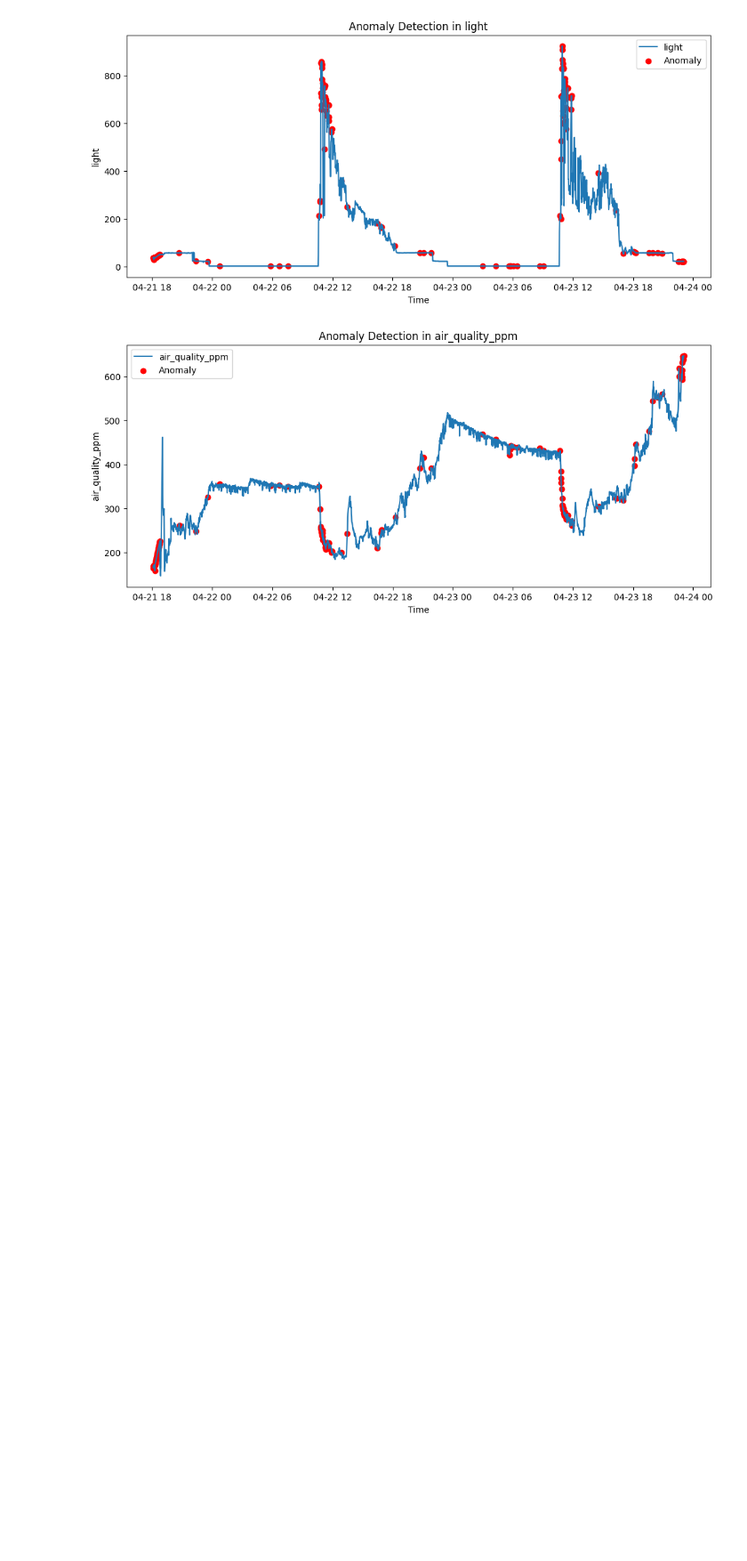
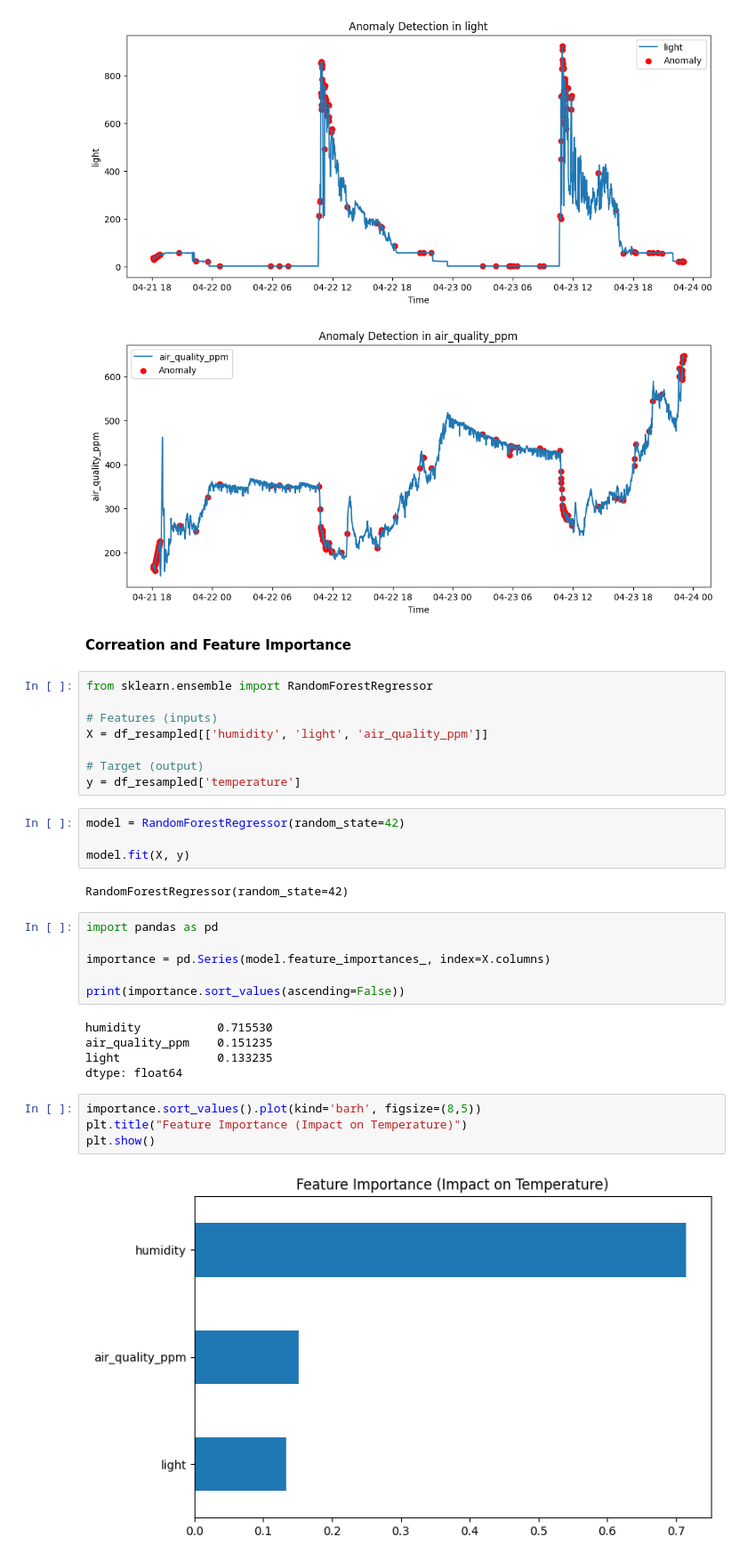
Before and after one commit to shashithenuwara/IOT, a Jupyter notebook: MLmodel.ipynb, the cells around one changed output. Shown at 89% size. Cells and saved outputs as stored; diff of their text form; blank space fills up the shorter version.

```diff
--- a/MLmodel.ipynb
+++ b/MLmodel.ipynb
@@ -449,3 +449,36 @@ for col in sensor_cols:
 [figure]
 [figure]
 [figure]
+# %% [markdown]
+**Correation and Feature Importance**
+# %%
+from sklearn.ensemble import RandomForestRegressor
+
+# Features (inputs)
+X = df_resampled[['humidity', 'light', 'air_quality_ppm']]
+
+# Target (output)
+y = df_resampled['temperature']
+# %%
+model = RandomForestRegressor(random_state=42)
+
+model.fit(X, y)
+# %% [output]
+RandomForestRegressor(random_state=42)
+# %%
+import pandas as pd
+
+importance = pd.Series(model.feature_importances_, index=X.columns)
+
+print(importance.sort_values(ascending=False))
+# %% [output]
+humidity           0.715530
+air_quality_ppm    0.151235
+light              0.133235
+dtype: float64
+# %%
+importance.sort_values().plot(kind='barh', figsize=(8,5))
+plt.title("Feature Importance (Impact on Temperature)")
+plt.show()
+# %% [output]
+[figure, added]
```
Also changed, not shown: parts of 4 cells of this notebook.
